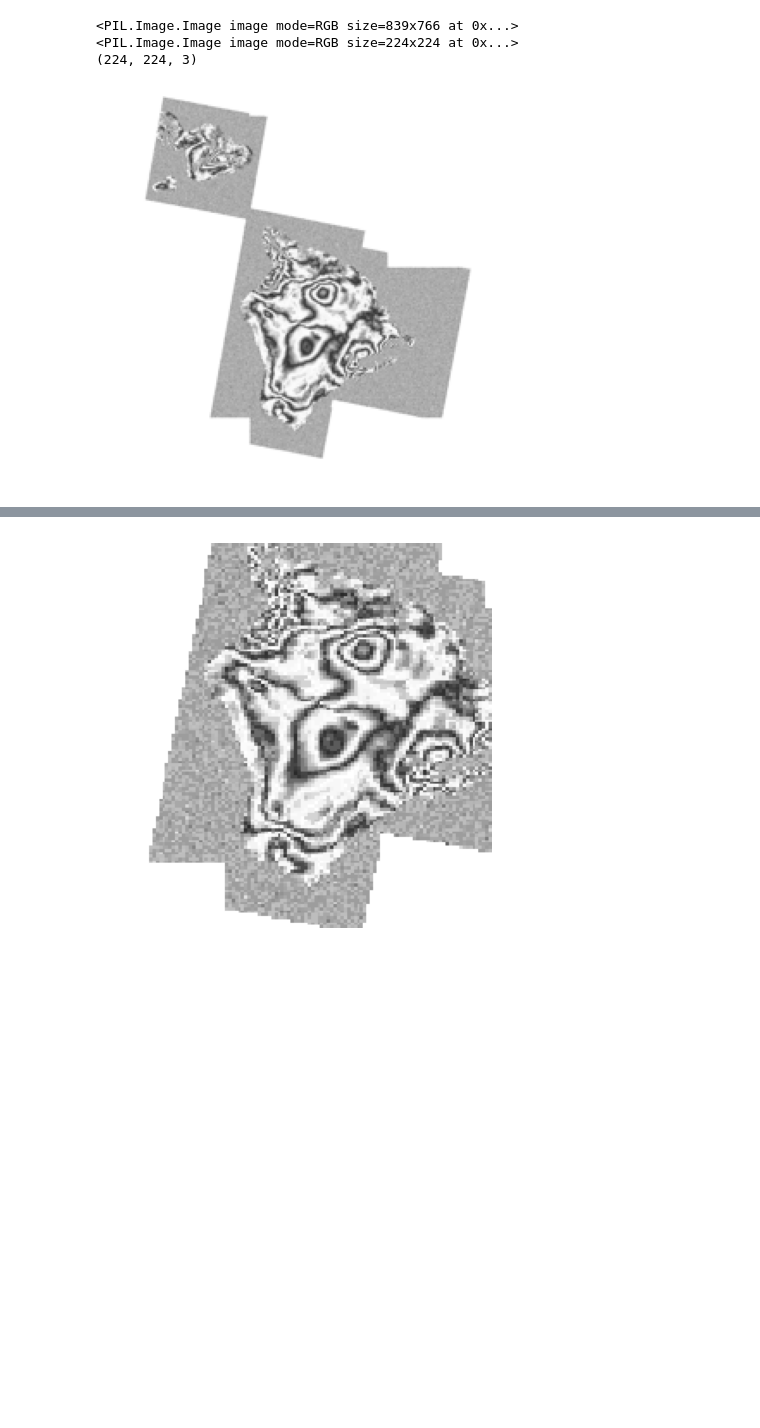
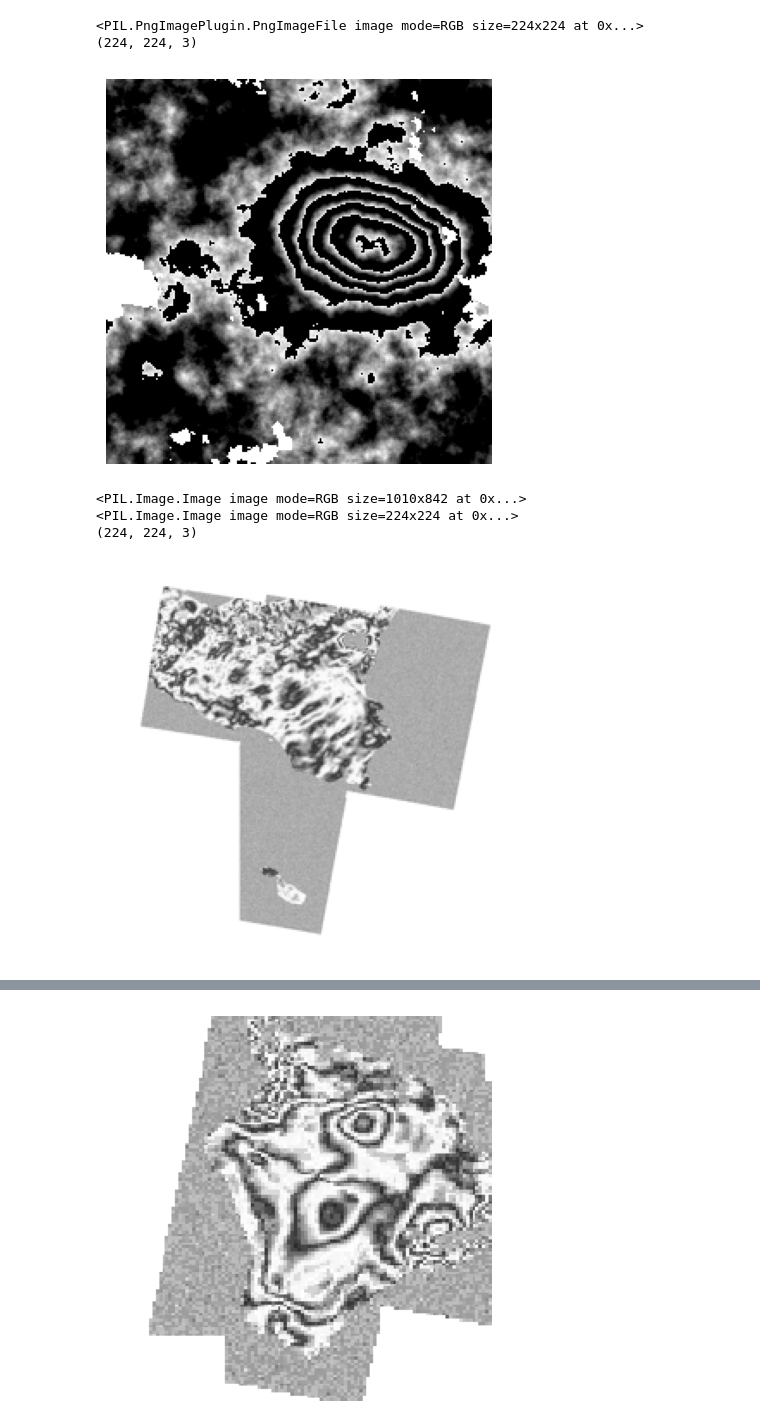
Before and after one commit to CBurton90/ifg-ssl, a Jupyter notebook: hephaestus/MAE_visualize_hephaestus.ipynb, the cells around one changed output, grey strips where cells are left out. Drawn from its saved outputs; the diff is of its cells as text; code cells hidden in the pictures; blank space fills up the shorter version.

```diff
--- a/hephaestus/MAE_visualize_hephaestus.ipynb
+++ b/hephaestus/MAE_visualize_hephaestus.ipynb
@@ -13,4 +13,7 @@ import MAE.models_mae as models_mae
 # %%
 hephaestus_mean = np.array([0.6077, 0.6077, 0.6077])
 hephaestus_std = np.array([0.2037, 0.2037, 0.2037])
+
+syn_mean = np.array([[0.4156, 0.4156, 0.4156]])
+syn_std = np.array([[0.4223, 0.4223, 0.4223]])
 # %%
@@ -69,13 +73,44 @@ def run_one_image(img, model):
     show_image(im_paste[0], "reconstruction + visible")
 
     plt.show()
+# %%
+# Synthetic Data
+
+# U:\scratch\SDF25\PrototypeInSAR\synth\1\105.png
+
+img_path = '/scratch/SDF25/PrototypeInSAR/synth/1/105.png'
+
+img = ImageFile.Image.open(img_path)
+print(img)
+# img = img.resize((224,224))
+# t = transforms.Compose([transforms.ToTensor()])
+# img = t(img)
+# img = np.tile(np.array(img), (3,1,1)).transpose(1,2,0)/255
+# print(img.shape)
+img = np.array(img) /255
+print(img.shape)
+assert img.shape == (224, 224, 3)
+
+img = img - syn_mean
+img = img / syn_std
+
+plt.rcParams['figure.figsize'] = [10, 5]
+show_image(torch.tensor(img), syn_mean, syn_std)
+# %% [output]
+<PIL.PngImagePlugin.PngImageFile image mode=RGB size=224x224 at 0x...>
+(224, 224, 3)
+[figure, added]
 # %%
 # 2018 Kīlauea
 # U:\scratch\SDF25\LiCSAR-web-tools\087D_07004_060904\interferograms\20180411_20180511\20180411_20180511.geo.diff.png
 # U:\scratch\SDF25\LiCSAR-web-tools\087D_07004_060904\interferograms\20180423_20180505\20180423_20180505.geo.diff.png
 
+# 2018 Etna
+# U:\scratch\SDF25\LiCSAR-web-tools\124D_05291_081406\interferograms\20181222_20190103
+
 # img_path = '/scratch/SDF25/LiCSAR-web-tools/087D_07004_060904/interferograms/20180411_20180511/20180411_20180511.geo.diff.png'
-img_path = '/scratch/SDF25/LiCSAR-web-tools/087D_07004_060904/interferograms/20180423_20180505/20180423_20180505.geo.diff.png'
+# img_path = '/scratch/SDF25/LiCSAR-web-tools/087D_07004_060904/interferograms/20180423_20180505/20180423_20180505.geo.diff.png'
+img_path = '/scratch/SDF25/LiCSAR-web-tools/124D_05291_081406/interferograms/20181222_20190103/20181222_20190103.geo.diff.png'
 
 img = ImageFile.Image.open(img_path).convert('RGB')
 print(img)
@@ -95,9 +130,9 @@ img = img / hephaestus_std
 plt.rcParams['figure.figsize'] = [10, 5]
 show_image(torch.tensor(img))
 # %% [output]
-<PIL.Image.Image image mode=RGB size=839x766 at 0x...>
+<PIL.Image.Image image mode=RGB size=1010x842 at 0x...>
 <PIL.Image.Image image mode=RGB size=224x224 at 0x...>
 (224, 224, 3)
-[figure, old version]
+[figure, new version]
 # %%
 #Transform Grayscale + ToTensor (which normalizes /255)
```
Also changed, not shown: parts of 4 cells of this notebook.
